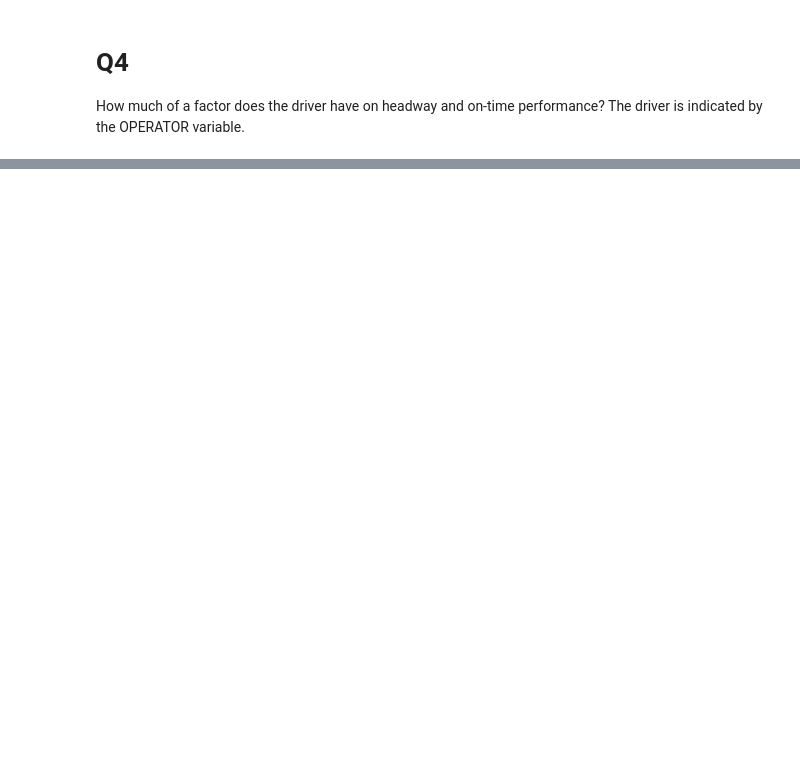
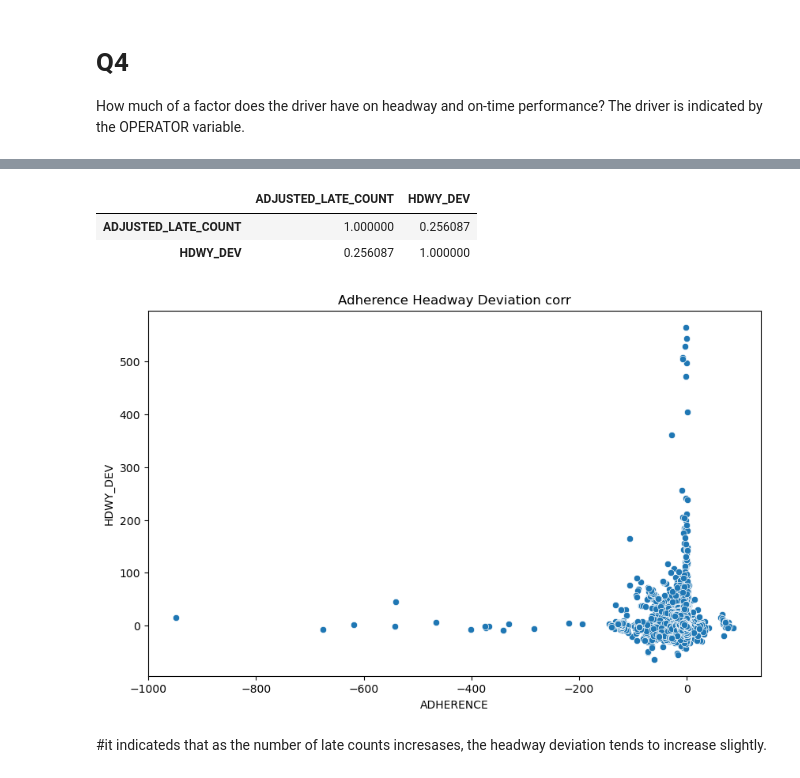
Before and after one commit to NSS-Data-Analytics-Cohort-11/wego-caesars-legion, a Jupyter notebook: notebooks/WeGo Data Introduction.ipynb, the cells around one changed output, grey strips where cells are left out. Saved outputs shown, nothing was run; the diff lists cells and outputs as text; code cells hidden in the pictures; blank space fills up the shorter version.

```diff
--- a/notebooks/WeGo Data Introduction.ipynb
+++ b/notebooks/WeGo Data Introduction.ipynb
@@ -1304,0 +1325,3 @@ wego.groupby('OPERATOR')[['HDWY_DEV','ADHERENCE']].mean().reset_index()
+# %%
+#create a new dataframe for adherence and hdwy_dev
+adh_hdwy_dev = wego[['ADHERENCE','ADJUSTED_ONTIME_COUNT','ADJUSTED_EARLY_COUNT','ADJUSTED_LATE_COUNT','HDWY_DEV']]
@@ -1304,0 +1364,15 @@ wego.groupby('OPERATOR')[['HDWY_DEV','ADHERENCE']].mean().reset_index()
+# %%
+adh_late_hdw_corr
+# %% [output]
+|  | ADJUSTED_LATE_COUNT | HDWY_DEV |
+| ADJUSTED_LATE_COUNT | 1.000000 | 0.256087 |
+| HDWY_DEV | 0.256087 | 1.000000 |
+# %%
+plt.figure(figsize=(10, 6))
+sns.scatterplot(data=adh_hdwy_dev, x='ADHERENCE', y='HDWY_DEV')
+plt.title('Adherence Headway Deviation corr')
+plt.show()
+# %% [output]
+[figure, added]
+# %% [markdown]
+#it indicateds that as the number of late counts incresases, the headway deviation tends to increase slightly.
```
Also changed, not shown: parts of 217 cells of this notebook.
